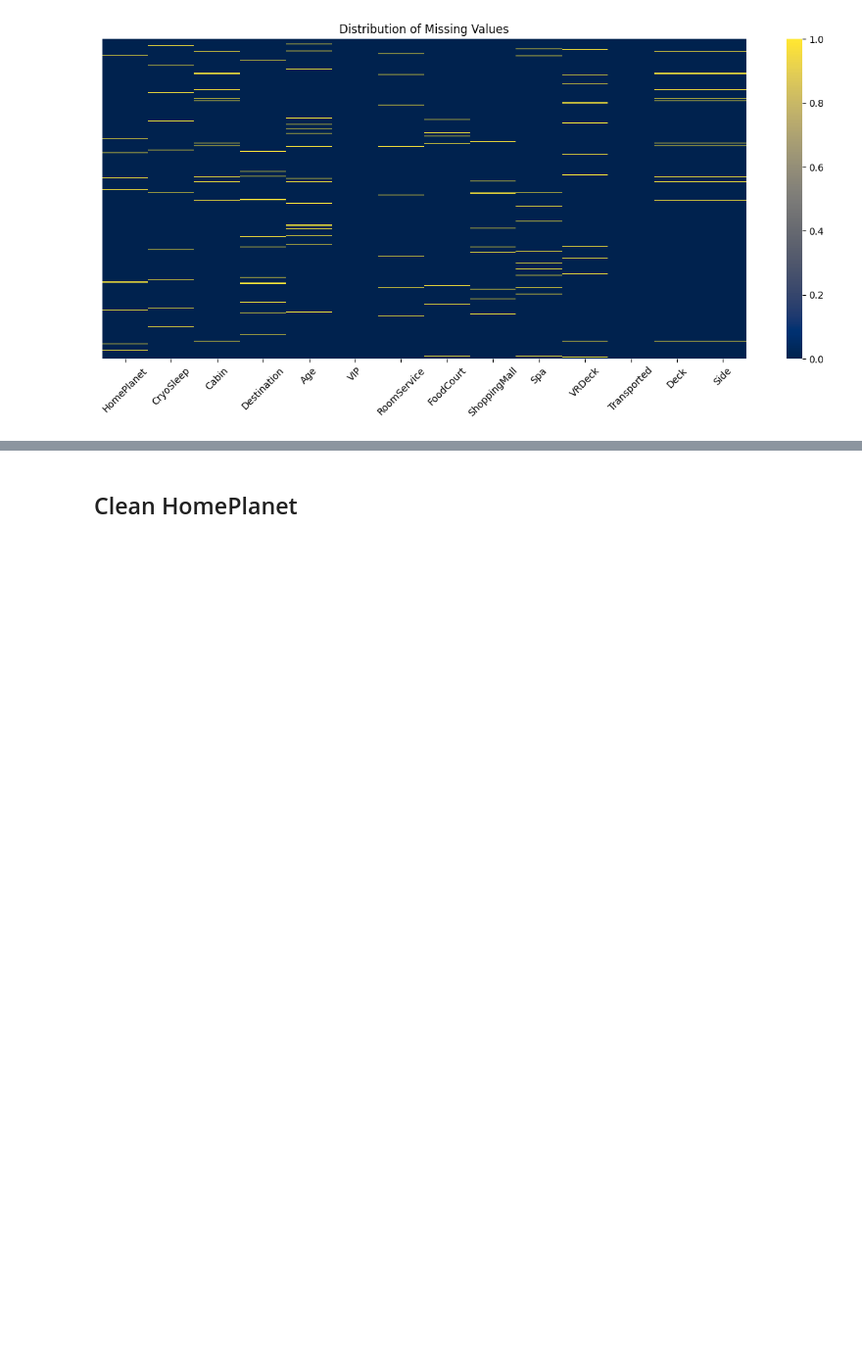
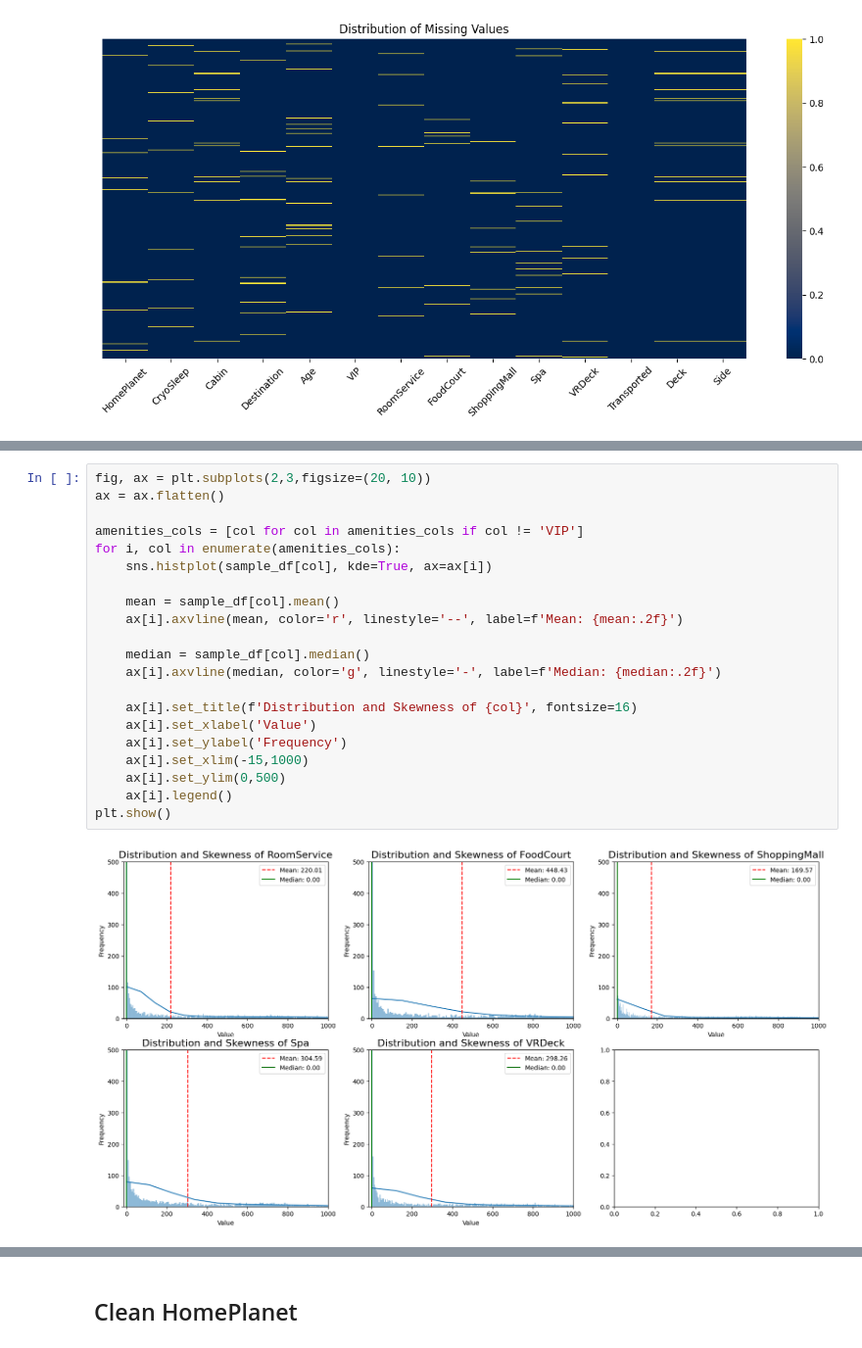
Before and after one commit to ezishr/spaceship-titanic, a Jupyter notebook: eda.ipynb, the cells around one changed output, grey strips where cells are left out. Shown: that part at 98% size. Saved outputs shown, nothing was run; the diff lists cells and outputs as text; blank space fills up the shorter version.

```diff
--- a/eda.ipynb
+++ b/eda.ipynb
@@ -231,0 +249,23 @@ def category_col_rela(dataframe, target_col, feature_col):
+# %%
+fig, ax = plt.subplots(2,3,figsize=(20, 10))
+ax = ax.flatten()
+
+amenities_cols = [col for col in amenities_cols if col != 'VIP']
+for i, col in enumerate(amenities_cols):
+    sns.histplot(sample_df[col], kde=True, ax=ax[i])
+
+    mean = sample_df[col].mean()
+    ax[i].axvline(mean, color='r', linestyle='--', label=f'Mean: {mean:.2f}')
+
+    median = sample_df[col].median()
+    ax[i].axvline(median, color='g', linestyle='-', label=f'Median: {median:.2f}')
+
+    ax[i].set_title(f'Distribution and Skewness of {col}', fontsize=16)
+    ax[i].set_xlabel('Value')
+    ax[i].set_ylabel('Frequency')
+    ax[i].set_xlim(-15,1000)
+    ax[i].set_ylim(0,500)
+    ax[i].legend()
+plt.show()
+# %% [output]
+[figure, added]
```
Also changed, not shown: parts of 17 cells of this notebook.
